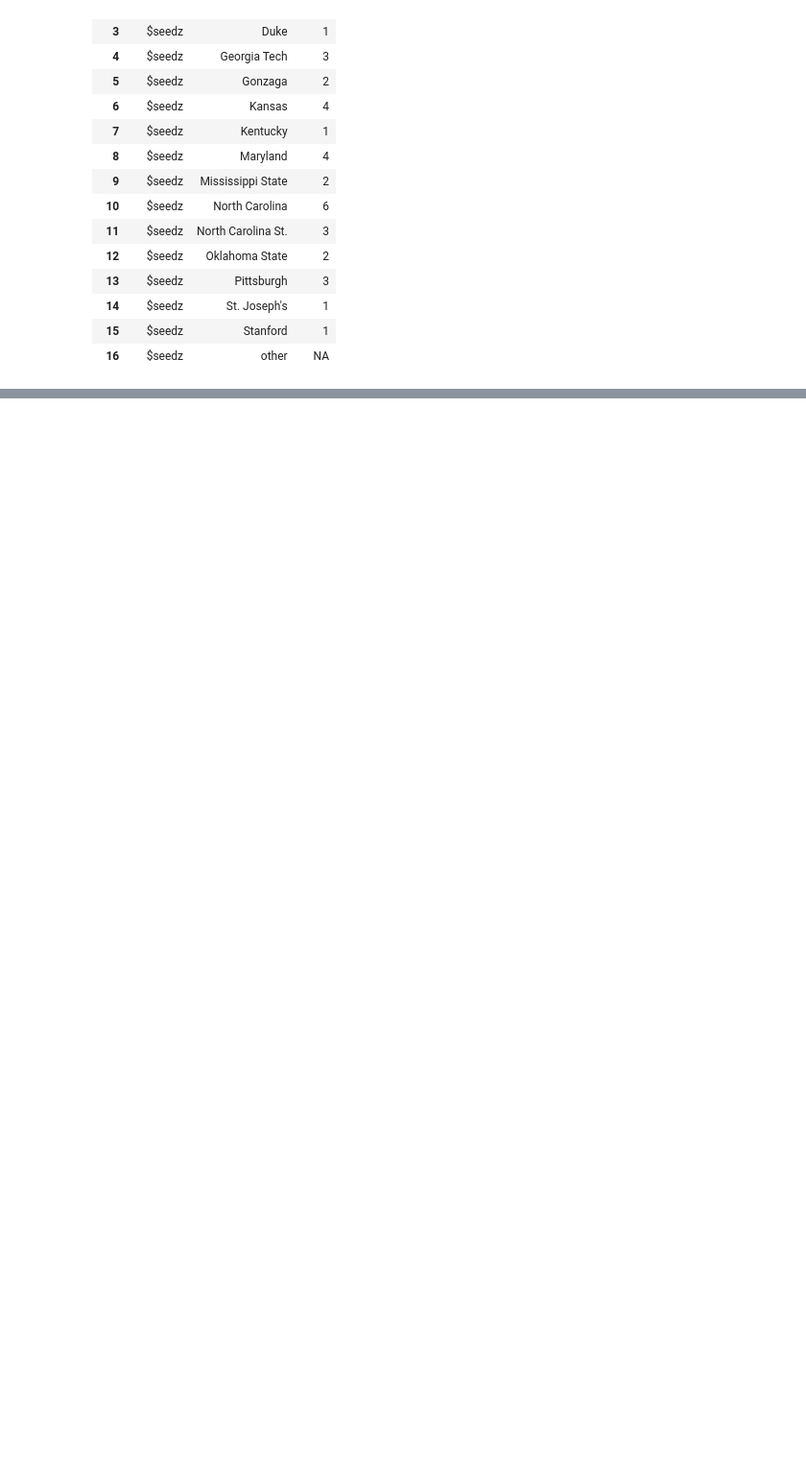
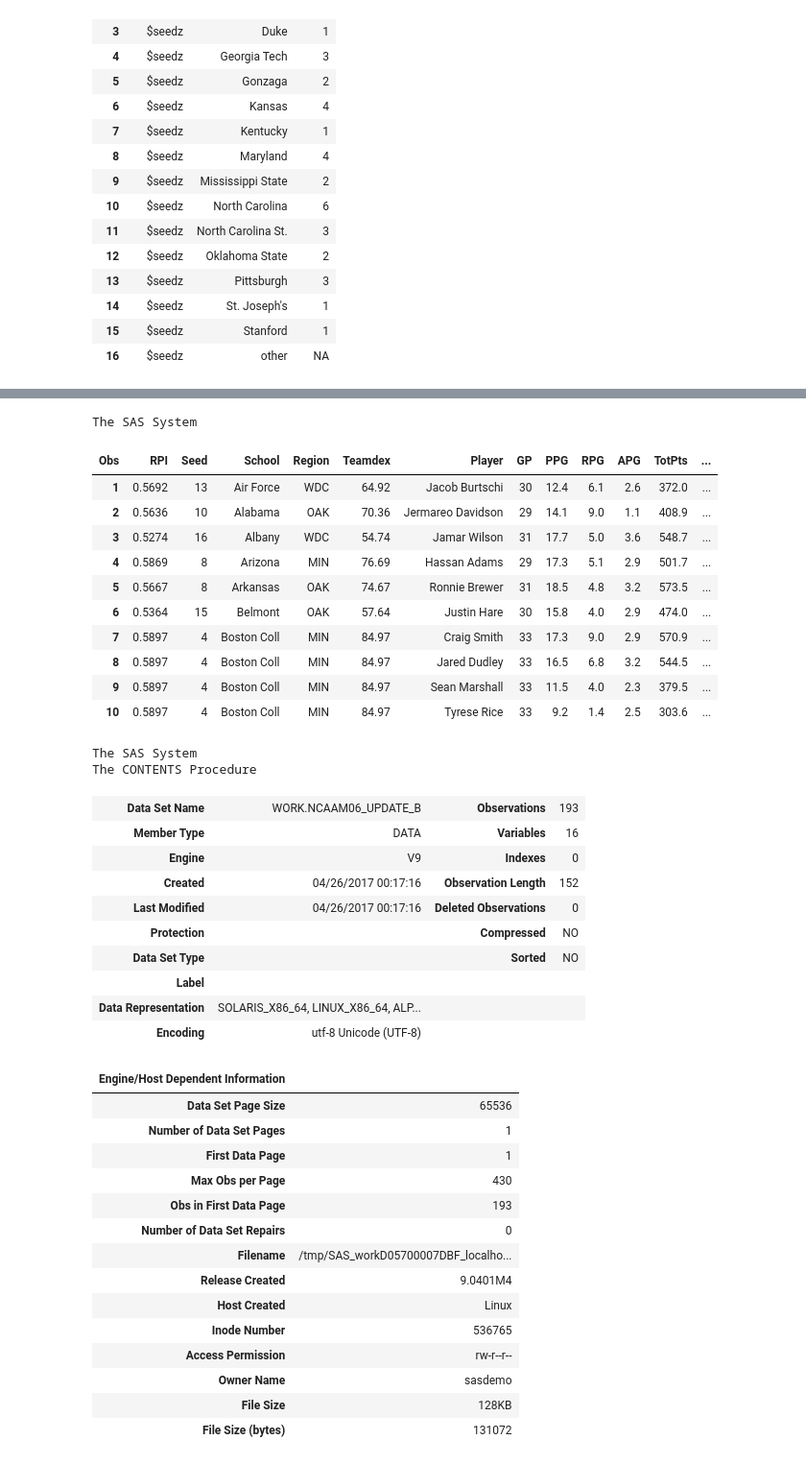
Before and after one commit to panders225/programming_practice, a Jupyter notebook: hw_13/sasprogs/panders2_hw13_notebook.ipynb, the cells around one changed output, grey strips where cells are left out. Shown at 96% size. Cells and saved outputs as stored; diff of their text form; code cells hidden in the pictures; blank space fills up the shorter version.

```diff
--- a/hw_13/sasprogs/panders2_hw13_notebook.ipynb
+++ b/hw_13/sasprogs/panders2_hw13_notebook.ipynb
@@ -100,7 +102,20 @@ proc sql;
 create table ncaam06_update as
 select
 ncaam06.*
-, ppg as ppg_rating 'PPG Rating' format ppg_frmtr.
+, put(ppg, 12.) as ppgrate
+, '  ' as seed04
+from
+ncaam06
+;
+
+alter table ncaam06_update
+    modify School char(19);
+
+create table ncaam06_update_b as
+select
+ncaam06_update.*
+, put(ppg, ppg_frmtr.) as ppg_b
+, put(seed04, $seedz.) as seed04
 , (case
     when School = 'Indania' then 'Indiana'
     when School = 'Boston Coll' then 'Boston College'
@@ -109,7 +124,10 @@ ncaam06.*
     when School = 'Wisc. Milwaukee' then 'Wisconsin Milwaukee'
     else School end) as School
 from
-ncaam06
+ncaam06_update
 ;
 quit;
+
+proc print data=ncaam06_update_b (obs=10); run;
+proc contents data=ncaam06_update_b; run;
 # %% [output]
@@ -116,0 +134,39 @@ quit;
+The SAS System
+| Obs | RPI | Seed | School | Region | Teamdex | Player | GP | PPG | RPG | APG | TotPts | ... |
+| 1 | 0.5692 | 13 | Air Force | WDC | 64.92 | Jacob Burtschi | 30 | 12.4 | 6.1 | 2.6 | 372.0 | ... |
+| 2 | 0.5636 | 10 | Alabama | OAK | 70.36 | Jermareo Davidson | 29 | 14.1 | 9.0 | 1.1 | 408.9 | ... |
+| 3 | 0.5274 | 16 | Albany | WDC | 54.74 | Jamar Wilson | 31 | 17.7 | 5.0 | 3.6 | 548.7 | ... |
+| 4 | 0.5869 | 8 | Arizona | MIN | 76.69 | Hassan Adams | 29 | 17.3 | 5.1 | 2.9 | 501.7 | ... |
+| 5 | 0.5667 | 8 | Arkansas | OAK | 74.67 | Ronnie Brewer | 31 | 18.5 | 4.8 | 3.2 | 573.5 | ... |
+| 6 | 0.5364 | 15 | Belmont | OAK | 57.64 | Justin Hare | 30 | 15.8 | 4.0 | 2.9 | 474.0 | ... |
+| 7 | 0.5897 | 4 | Boston Coll | MIN | 84.97 | Craig Smith | 33 | 17.3 | 9.0 | 2.9 | 570.9 | ... |
+| 8 | 0.5897 | 4 | Boston Coll | MIN | 84.97 | Jared Dudley | 33 | 16.5 | 6.8 | 3.2 | 544.5 | ... |
+| 9 | 0.5897 | 4 | Boston Coll | MIN | 84.97 | Sean Marshall | 33 | 11.5 | 4.0 | 2.3 | 379.5 | ... |
+| 10 | 0.5897 | 4 | Boston Coll | MIN | 84.97 | Tyrese Rice | 33 | 9.2 | 1.4 | 2.5 | 303.6 | ... |
+The SAS System
+The CONTENTS Procedure
+| Data Set Name | WORK.NCAAM06_UPDATE_B | Observations | 193 |
+| Member Type | DATA | Variables | 16 |
+| Engine | V9 | Indexes | 0 |
+| Created | 04/26/2017 00:17:16 | Observation Length | 152 |
+| Last Modified | 04/26/2017 00:17:16 | Deleted Observations | 0 |
+| Protection |  | Compressed | NO |
+| Data Set Type |  | Sorted | NO |
+| Label |  |  |  |
+| Data Representation | SOLARIS_X86_64, LINUX_X86_64, ALP... |  |  |
+| Encoding | utf-8 Unicode (UTF-8) |  |  |
+| Engine/Host Dependent Information |  |
+| Data Set Page Size | 65536 |
+| Number of Data Set Pages | 1 |
+| First Data Page | 1 |
+| Max Obs per Page | 430 |
+| Obs in First Data Page | 193 |
+| Number of Data Set Repairs | 0 |
+| Filename | /tmp/SAS_workD05700007DBF_localho... |
+| Release Created | 9.0401M4 |
+| Host Created | Linux |
+| Inode Number | 536765 |
+| Access Permission | rw-r--r-- |
+| Owner Name | sasdemo |
+| File Size | 128KB |
+| File Size (bytes) | 131072 |
```
Also changed, not shown: parts of 5 cells of this notebook, 1 other file.
